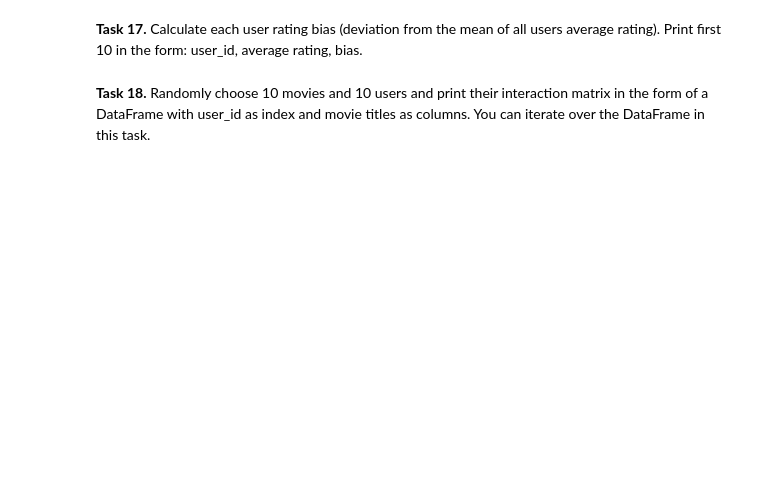
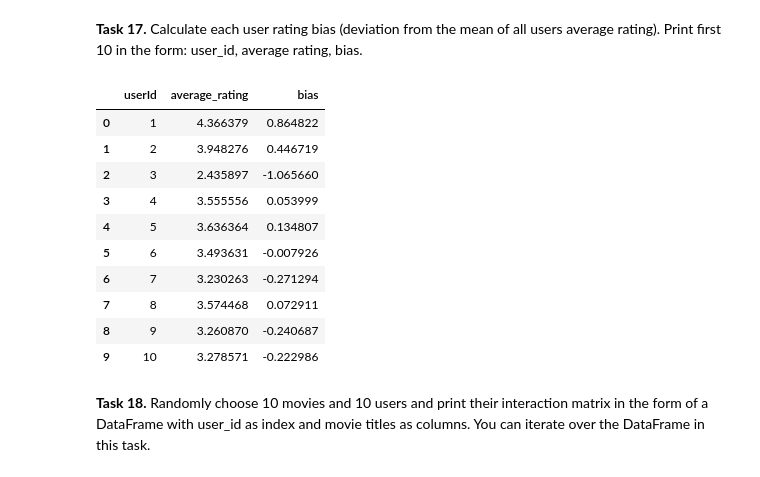
Before and after one commit to matixezor/recommender-systems-class, a Jupyter notebook: class_02_numpy_pandas.ipynb, the cells around one changed output. Saved outputs shown, nothing was run; the diff lists cells and outputs as text; code cells hidden in the pictures; blank space fills up the shorter version.

```diff
--- a/class_02_numpy_pandas.ipynb
+++ b/class_02_numpy_pandas.ipynb
@@ -229,7 +255,31 @@ display(df.head(10))
 # %% [markdown]
 **Task 17.** Calculate each user rating bias (deviation from the mean of all users average rating). Print first 10 in the form: user_id, average rating, bias.
 # %%
-# Write your code here
+# def calculate_values(user_id):
+#     return user_id, ml_df[ml_df['userId'] == user_id].rating.mean(), ml_df[ml_df['userId'] == user_id].rating.mean() - ml_df.rating.mean()
+
+# user_ids = sorted(ml_df['userId'].unique())
+# df = pd.DataFrame([calculate_values(user_id) for user_id in user_ids], columns=['userId', 'average_rating', 'bias'])
+# print(df.head(10))
+
+ml_df_mean = ml_df[['userId', 'rating']].groupby('userId').mean()
+avg_rating = ml_df['rating'].mean()
+
+ml_df_mean = ml_df_mean.rename(columns = {'rating': 'average_rating'})
+ml_df_mean['bias'] = ml_df_mean - avg_rating
+display(ml_df_mean.head(10).reset_index())
+# %% [output]
+|  | userId | average_rating | bias |
+| 0 | 1 | 4.366379 | 0.864822 |
+| 1 | 2 | 3.948276 | 0.446719 |
+| 2 | 3 | 2.435897 | -1.065660 |
+| 3 | 4 | 3.555556 | 0.053999 |
+| 4 | 5 | 3.636364 | 0.134807 |
+| 5 | 6 | 3.493631 | -0.007926 |
+| 6 | 7 | 3.230263 | -0.271294 |
+| 7 | 8 | 3.574468 | 0.072911 |
+| 8 | 9 | 3.260870 | -0.240687 |
+| 9 | 10 | 3.278571 | -0.222986 |
 # %% [markdown]
 **Task 18.** Randomly choose 10 movies and 10 users and print their interaction matrix in the form of a DataFrame with user_id as index and movie titles as columns. You can iterate over the DataFrame in this task.
 # %%
```
Also changed, not shown: parts of 9 cells of this notebook, 1 other file.
